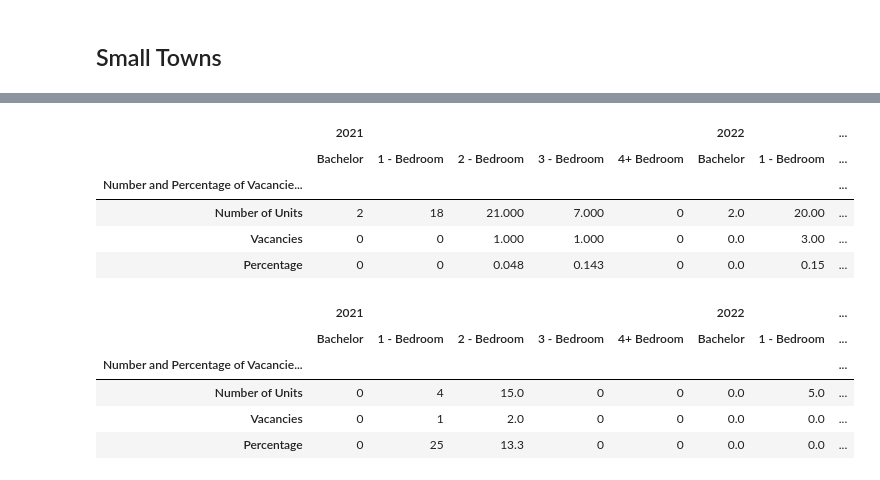
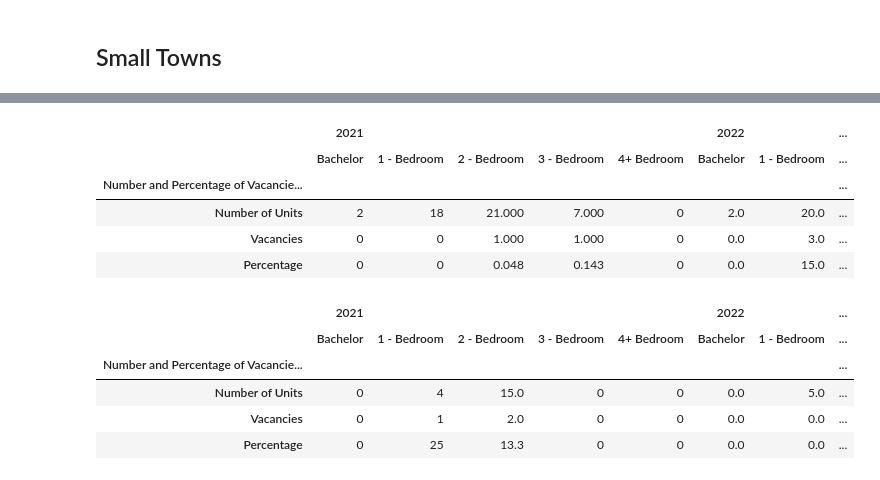
Before and after one commit to Mathemusician1729/DATA-221-Project, a Jupyter notebook: Matthew.ipynb, the cells around one changed output, grey strips where cells are left out. Cells and saved outputs as stored; diff of their text form; code cells hidden in the pictures.

```diff
--- a/Matthew.ipynb
+++ b/Matthew.ipynb
@@ -112,6 +190,7 @@ multigrouping = [("2021", "Bachelor"),("2021", "1 - Bedroom"), ("2021", "2 - Bed
 # %% [markdown]
 ## Small Towns
 # %%
+# Bruderheim
 # Individual Vacancies for Bruderheim in 2022
 bruderheim_vacancies = pd.read_csv("Matthew's Data/Summaries/Bruderheim Summary.csv")
 
@@ -123,26 +202,30 @@ bruderheim_vacancies = bruderheim_vacancies.dropna(how='all',axis=1)
 bruderheim_vacancies = bruderheim_vacancies.dropna(how='all',axis=0)
 
 # Convert decimals to percent in "Percentage" row
-bruderheim_vacancies
+bruderheim_vacancies.loc["Percentage"] = bruderheim_vacancies.loc["Percentage"].apply(lambda x: x*100)
 
-# Add 2021 Vacancies:
+# Add 2021 Vacancies, since they were only found in pdf form, had to manually get the values (applies to all communities, individual unit vacancies)
 bruderheim_vacancies_2021 = pd.DataFrame({
     "Bachelor": [4,1,25],
     "1 - Bedroom":[36,19, 52.8],
     "2 - Bedroom": [36, 11, 30.6],
     "3 - Bedroom": [4, 0, 0],
-    "4+ Bedroom": [80,31,38.8]
+    "4+ Bedroom": [80,31,38.8] # inputted but will not use in graphs since 0 weighted rent appears in 2022
     })
 
-# "index setter" for all
+# universal "index setter" which makes the row names "Number of Units", "Vacancies", "Percentage"
 attributes = bruderheim_vacancies.index
 
+# concatenate both 2021 and 2022 vacancies into a single dataframe
 bruderheim_vacancies_2021.index = attributes
 bruderheim_vacancies = pd.concat([bruderheim_vacancies_2021, bruderheim_vacancies], axis=1)
 
+# use multilevel indexing to group each unit type under year (2021, 2022) using  the "multigrouping" tuple array defined earlier
 bruderheim_vacancies.columns = pd.MultiIndex.from_tuples(multigrouping)
 
 bruderheim_vacancies
+
+# 2021 individual unit vacancies (for all) https://open.alberta.ca/dataset/fb9452c6-395e-45a8-8149-645956fd83ac/resource/6637b927-5e8c-4ca1-87a1-504874487a41/download/sh-apartment-vacancy-rental-cost-survey-2021.pdf
 # %% [output]
 |  | 2021 |  |  |  |  | 2022 |  | ... |
 |  | Bachelor | 1 - Bedroom | 2 - Bedroom | 3 - Bedroom | 4+ Bedroom | Bachelor | 1 - Bedroom | ... |
@@ -176,27 +262,30 @@ foxcreek_vacancies
 # %%
+# Falher
 falher_vacancies = pd.read_csv("Matthew's Data/Summaries/Falher Summary.csv")
 falher_vacancies.set_index("Number and Percentage of Vacancies by Type of Unit", inplace=True)
 falher_vacancies = falher_vacancies.dropna(how='all',axis=1)
 falher_vacancies = falher_vacancies.dropna(how='all',axis=0)
+
+falher_vacancies.loc["Percentage"] = falher_vacancies.loc["Percentage"].apply(lambda x: x*100)
 
 falher_vacancies_2021 = pd.DataFrame({
     "Bachelor": [2,0,0],
     "1 - Bedroom":[18,0,0],
     "2 - Bedroom": [21, 1, 0.048],
     "3 - Bedroom": [7, 1, 0.143],
     "4+ Bedroom": [0,0,0]})
 
 falher_vacancies_2021.index = attributes
 falher_vacancies = pd.concat([falher_vacancies_2021, falher_vacancies], axis=1)
 
 falher_vacancies.columns = pd.MultiIndex.from_tuples(multigrouping)
 
 falher_vacancies
 # %% [output]
 |  | 2021 |  |  |  |  | 2022 |  | ... |
 |  | Bachelor | 1 - Bedroom | 2 - Bedroom | 3 - Bedroom | 4+ Bedroom | Bachelor | 1 - Bedroom | ... |
 | Number and Percentage of Vacancie... |  |  |  |  |  |  |  | ... |
-| Number of Units | 2 | 18 | 21.000 | 7.000 | 0 | 2.0 | 20.00 | ... |
-| Vacancies | 0 | 0 | 1.000 | 1.000 | 0 | 0.0 | 3.00 | ... |
-| Percentage | 0 | 0 | 0.048 | 0.143 | 0 | 0.0 | 0.15 | ... |
+| Number of Units | 2 | 18 | 21.000 | 7.000 | 0 | 2.0 | 20.0 | ... |
+| Vacancies | 0 | 0 | 1.000 | 1.000 | 0 | 0.0 | 3.0 | ... |
+| Percentage | 0 | 0 | 0.048 | 0.143 | 0 | 0.0 | 15.0 | ... |
 # %%
```
Also changed, not shown: parts of 47 cells of this notebook.
